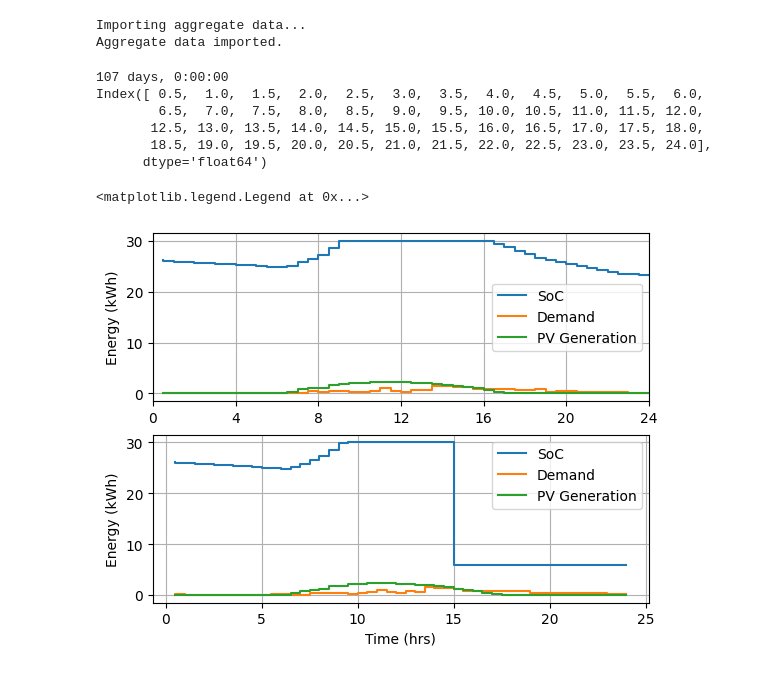
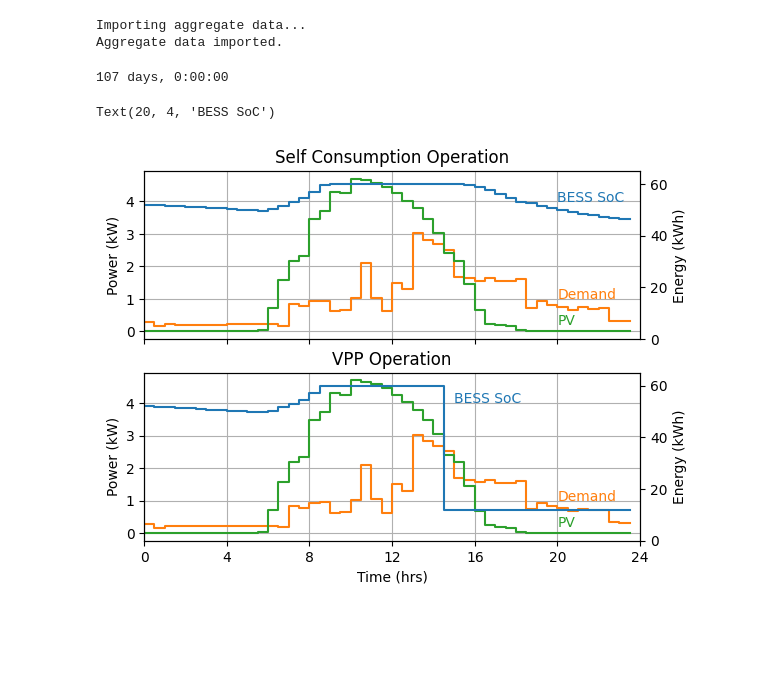
Before and after one commit to mabrett1234/ELEC9715_project, a Jupyter notebook: plotting_speedrun.ipynb, the cells around one changed output. Cells and saved outputs as stored; diff of their text form; code cells hidden in the pictures; blank space fills up the shorter version.

```diff
--- a/plotting_speedrun.ipynb
+++ b/plotting_speedrun.ipynb
@@ -50,65 +50,77 @@ diff = t_event - t_start
 print(diff)
 i_start = int(2*divmod(diff.total_seconds(), 3600)[0])
 i_end = int(i_start+48)
-t_hrs= (dat_24hr.index-i_start)/2+0.5
-print(t_hrs)
+t_hrs= np.arange(0, 24, 0.5)
 
 plt.figure()
 # Plot self consumption
 ax = plt.subplot(2,1,2)
 ax.grid()
+ax.set_title("VPP Operation")
 dat_24hr_sc = df_ind_sc.iloc[i_start:i_end,:]
 
 # Data: Self Consumption
 # Battery SoC
 soc = dat_24hr_sc['SoC (kWh)']
 # Load
 load = dat_24hr_sc['load']
 # PV Generation
 pv = dat_24hr_sc['PV']
 
 
 # Plot
-ax.step(t_hrs, soc, label = "SoC")
-ax.step(t_hrs, load, label = "Demand")
-ax.step(t_hrs, pv, label = "PV Generation")
+ax.step(t_hrs, load*2, label = "Demand", color="tab:orange")
+ax.step(t_hrs, pv*2, label = "PV Generation", color = "tab:green")
 
 # Tidy up the plot
 ax.set_xlabel("Time (hrs)")
-ax.set_ylabel("Energy (kWh)")
-ax.legend()
+ax.set_ylabel("Power (kW)")
+
+ax_soc = ax.twinx()
+color = "tab:blue"
+ax_soc.set_ylabel("Energy (kWh)")
+ax_soc.step(t_hrs, soc*2, label = "SoC")
+ax_soc.set_ylim([0, 65])
+
+ax.set_xlim([0, 24])
+ax.set_xticks(np.arange(0,25,4))
+ax.annotate("PV", (20, 0.2), color="tab:green")
+ax.annotate("Demand", (20, 1), color="tab:orange")
+ax.annotate("BESS SoC", (15, 4), color="tab:blue")
 
 # Plot VPP
 ax = plt.subplot(2,1,1)
 dat_24hr_vpp = df_ind_vpp.iloc[i_start:i_end,:]
 
 # Data: subplot 2
 # Battery SoC
 soc = dat_24hr_vpp['SoC (kWh)']
 # Load
 load = dat_24hr_vpp['load']
 # PV Generation
 pv = dat_24hr_vpp['PV']
 
 # Plot
-ax.step(t_hrs, soc, label = "SoC")
-ax.step(t_hrs, load, label = "Demand")
-ax.step(t_hrs, pv, label = "PV Generation")
+ax.step(t_hrs, load*2, label = "Demand", color="tab:orange")
+ax.step(t_hrs, pv*2, label = "PV Generation", color="tab:green")
+ax.grid()
+ax.set_ylabel("Power (kW)")
+ax.set_title("Self Consumption Operation")
 
-ax.grid()
-ax.set_ylabel("Energy (kWh)")
+ax_soc = ax.twinx()
+color = "tab:blue"
+ax_soc.set_ylabel("Energy (kWh)")
+ax_soc.step(t_hrs, soc*2, label = "SoC")
+ax_soc.set_ylim([0, 65])
+ax.set_xticks(range(0,24,4), labels = [])
 ax.set_xlim([0, 24])
-ax.set_xticks(np.arange(0,25,4))
-ax.legend()
+ax.annotate("PV", (20, 0.2), color="tab:green")
+ax.annotate("Demand", (20, 1), color="tab:orange")
+ax.annotate("BESS SoC", (20, 4), color="tab:blue")
 # %% [output]
 107 days, 0:00:00
-Index([ 0.5,  1.0,  1.5,  2.0,  2.5,  3.0,  3.5,  4.0,  4.5,  5.0,  5.5,  6.0,
-        6.5,  7.0,  7.5,  8.0,  8.5,  9.0,  9.5, 10.0, 10.5, 11.0, 11.5, 12.0,
-       12.5, 13.0, 13.5, 14.0, 14.5, 15.0, 15.5, 16.0, 16.5, 17.0, 17.5, 18.0,
-       18.5, 19.0, 19.5, 20.0, 20.5, 21.0, 21.5, 22.0, 22.5, 23.0, 23.5, 24.0],
-      dtype='float64')
-<matplotlib.legend.Legend at 0x...>
+Text(20, 4, 'BESS SoC')
-[figure, old version]
+[figure, new version]
 # %%
 # Data subplot 2
 plt.figure()
```
Also changed, not shown: parts of 6 cells of this notebook, 4 other files.
